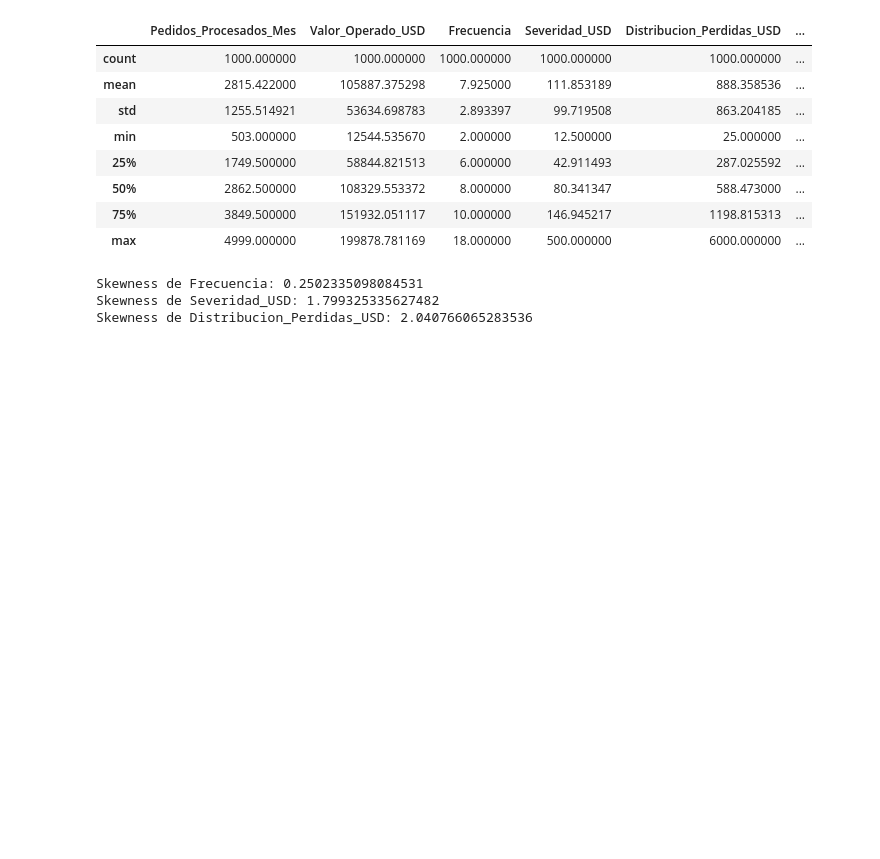
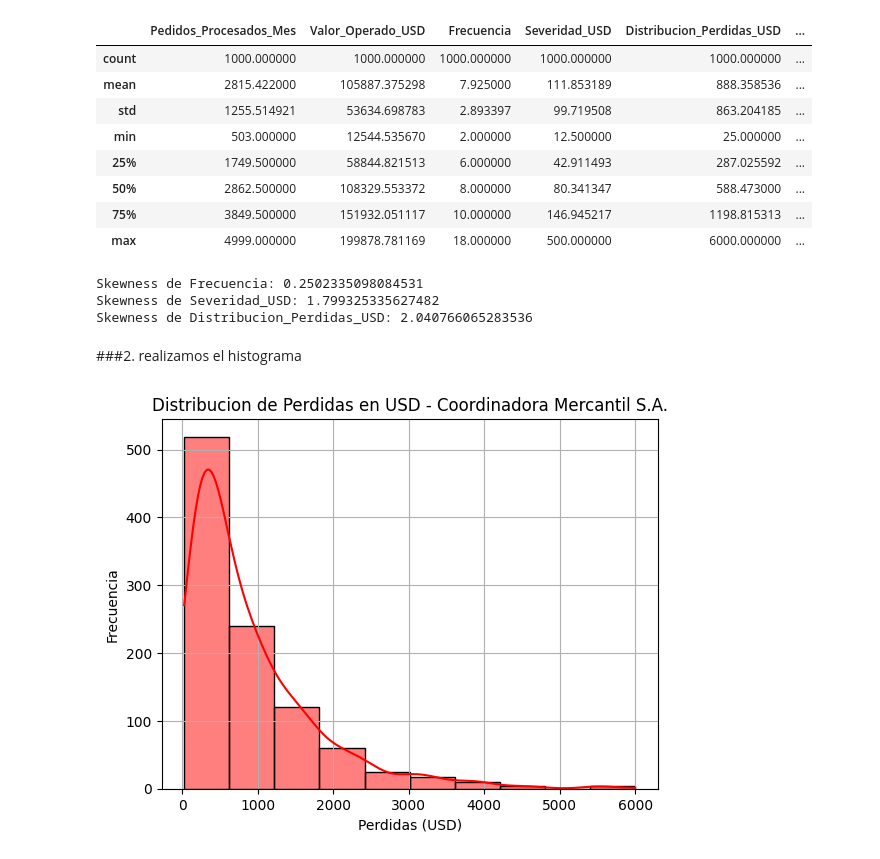
Before and after one commit to samuelperez1232/prospectiva_analitica_datos, a Jupyter notebook: taller2_caso_coordinadora.ipynb, the cells around one changed output. Cells and saved outputs as stored; diff of their text form; code cells hidden in the pictures; blank space fills up the shorter version.

```diff
--- a/taller2_caso_coordinadora.ipynb
+++ b/taller2_caso_coordinadora.ipynb
@@ -153,5 +153,19 @@ Estadísticas descriptivas del DataFrame:
 Skewness de Frecuencia: 0.2502335098084531
 Skewness de Severidad_USD: 1.799325335627482
 Skewness de Distribucion_Perdidas_USD: 2.040766065283536
-# %% [markdown]
-###
+# %% [markdown]
+###2. realizamos el histograma
+# %%
+Freq = CDB.iloc[:,2] # Extrae la columna 'Frecuencia' del DataFrame 'CDB'
+Sev = CDB.iloc[:,3] # Extrae la columna 'Severidad_USD' del DataFrame 'CDB'
+LDA_Coordinadora = Freq * Sev # Calcula la 'Distribución de Pérdidas' multiplicando Frecuencia por Severidad
+
+plt.figure() # Crea una nueva figura para el gráfico
+sns.histplot(LDA_Coordinadora, color='red', bins=10, kde=True) # Genera un histograma de la 'Distribución de Pérdidas' (LDA)
+plt.title('Distribucion de Perdidas en USD - Coordinadora Mercantil S.A.') # Establece el título del gráfico
+plt.xlabel('Perdidas (USD)') # Etiqueta el eje X como 'Pérdidas (USD)'
+plt.ylabel('Frecuencia') # Etiqueta el eje Y como 'Frecuencia'
+plt.grid() # Agrega una cuadrícula al gráfico
+plt.show() # Muestra el gráfico generado
+# %% [output]
+[figure, added]
```
Also changed, not shown: parts of 5 cells of this notebook.
